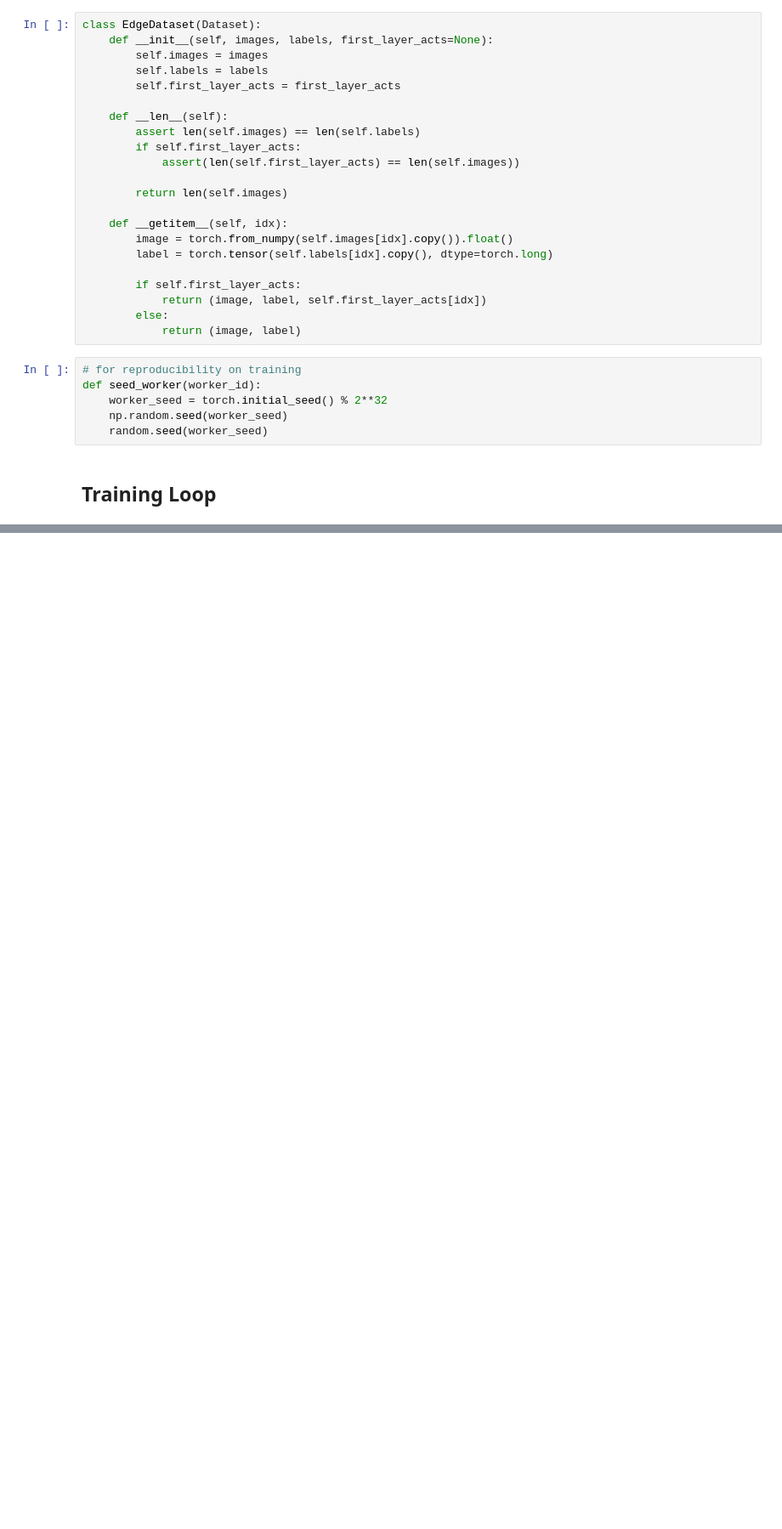
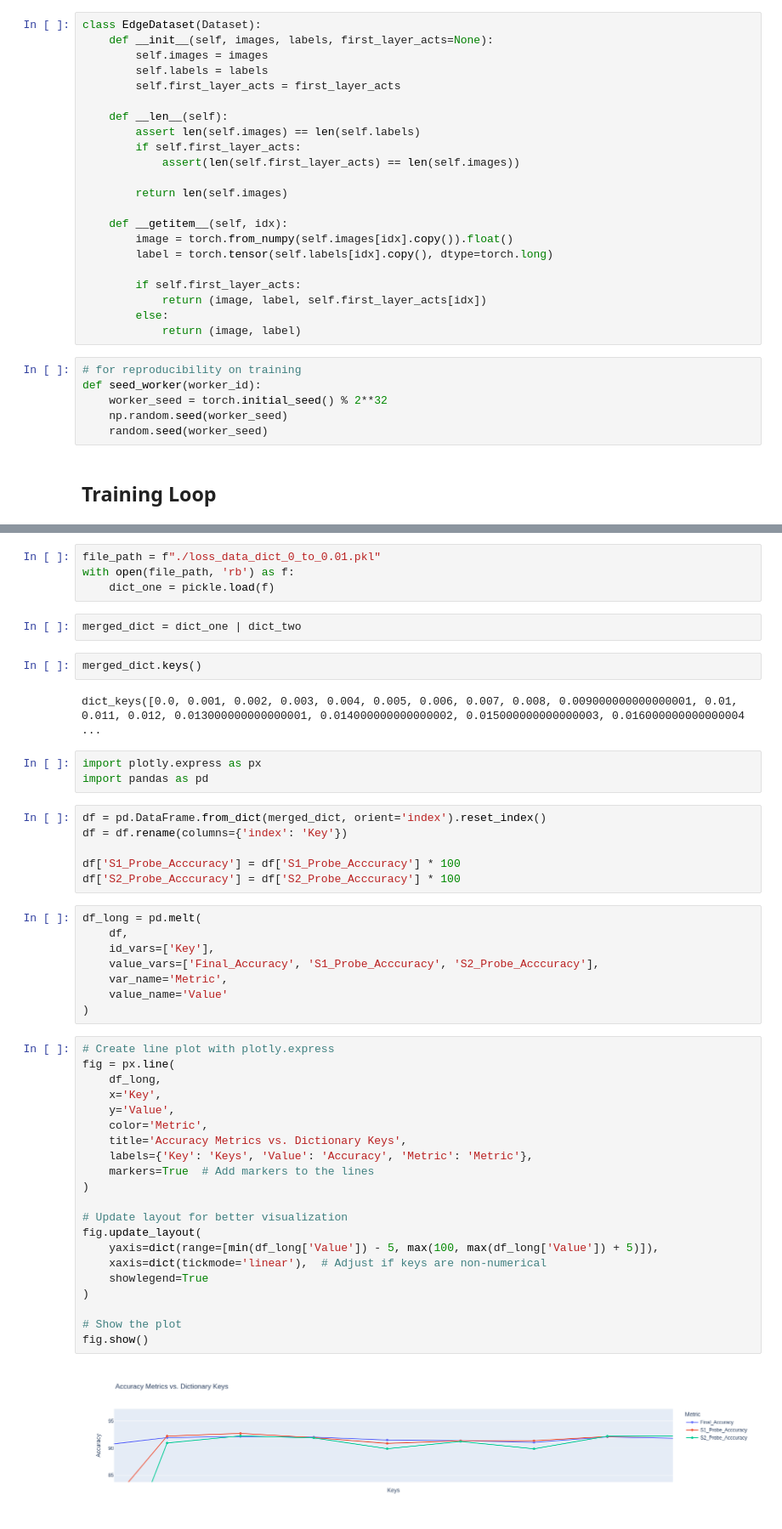
Before and after one commit to Alex-Bishka/ml-fun, a Jupyter notebook: mnist-mech-interp/SAE-ception/256-top-25-cos-explore.ipynb, the cells around one changed output, grey strips where cells are left out. Shown at 85% size. Cells and saved outputs as stored; diff of their text form; blank space fills up the shorter version.

```diff
--- a/mnist-mech-interp/SAE-ception/256-top-25-cos-explore.ipynb
+++ b/mnist-mech-interp/SAE-ception/256-top-25-cos-explore.ipynb
@@ -611,0 +530,50 @@ with open(file_path, "wb") as f:
+# %%
+file_path = f"./loss_data_dict_0_to_0.01.pkl"
+with open(file_path, 'rb') as f:
+    dict_one = pickle.load(f)
+# %%
+merged_dict = dict_one | dict_two
+# %%
+merged_dict.keys()
+# %% [output]
+dict_keys([0.0, 0.001, 0.002, 0.003, 0.004, 0.005, 0.006, 0.007, 0.008, 0.009000000000000001, 0.01, 0.011, 0.012, 0.013000000000000001, 0.014000000000000002, 0.015000000000000003, 0.016000000000000004 ...
+# %%
+import plotly.express as px
+import pandas as pd
+# %%
+df = pd.DataFrame.from_dict(merged_dict, orient='index').reset_index()
+df = df.rename(columns={'index': 'Key'})
+
+df['S1_Probe_Acccuracy'] = df['S1_Probe_Acccuracy'] * 100
+df['S2_Probe_Acccuracy'] = df['S2_Probe_Acccuracy'] * 100
+# %%
+df_long = pd.melt(
+    df,
+    id_vars=['Key'],
+    value_vars=['Final_Accuracy', 'S1_Probe_Acccuracy', 'S2_Probe_Acccuracy'],
+    var_name='Metric',
+    value_name='Value'
+)
+# %%
+# Create line plot with plotly.express
+fig = px.line(
+    df_long,
+    x='Key',
+    y='Value',
+    color='Metric',
+    title='Accuracy Metrics vs. Dictionary Keys',
+    labels={'Key': 'Keys', 'Value': 'Accuracy', 'Metric': 'Metric'},
+    markers=True  # Add markers to the lines
+)
+
+# Update layout for better visualization
+fig.update_layout(
+    yaxis=dict(range=[min(df_long['Value']) - 5, max(100, max(df_long['Value']) + 5)]),
+    xaxis=dict(tickmode='linear'),  # Adjust if keys are non-numerical
+    showlegend=True
+)
+
+# Show the plot
+fig.show()
+# %% [output]
+[figure, added]
```
Also changed, not shown: parts of 12 cells of this notebook, 4 other files.
